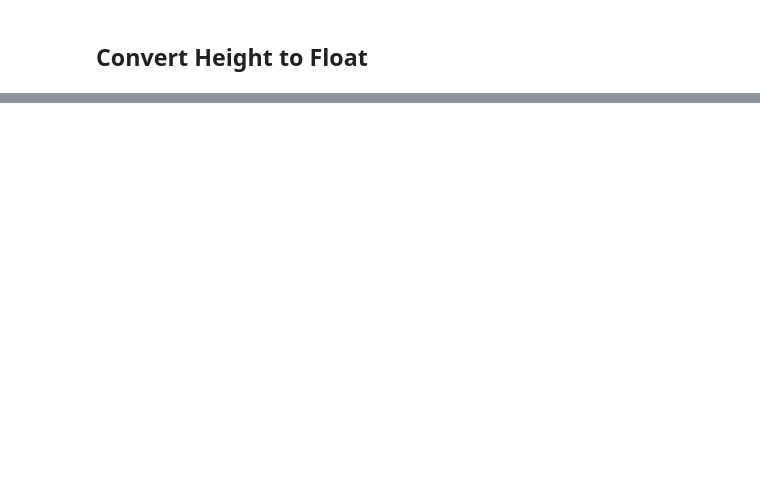
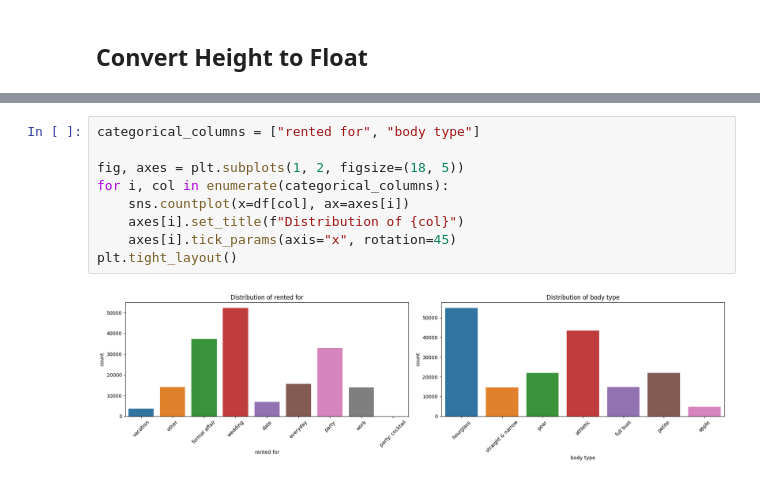
Before and after one commit to juliamsjung/CSE158-A2, a Jupyter notebook: code.ipynb, the cells around one changed output, grey strips where cells are left out. Saved outputs shown, nothing was run; the diff lists cells and outputs as text; blank space fills up the shorter version.

```diff
--- a/code.ipynb
+++ b/code.ipynb
@@ -108,0 +122,11 @@ df[['fit', 'user_id', 'item_id', 'weight', 'rating', 'rented for', 'body type',
+# %%
+categorical_columns = ["rented for", "body type"]
+
+fig, axes = plt.subplots(1, 2, figsize=(18, 5))
+for i, col in enumerate(categorical_columns):
+    sns.countplot(x=df[col], ax=axes[i])
+    axes[i].set_title(f"Distribution of {col}")
+    axes[i].tick_params(axis="x", rotation=45)
+plt.tight_layout()
+# %% [output]
+[figure, added]
```
Also changed, not shown: parts of 4 cells of this notebook.
